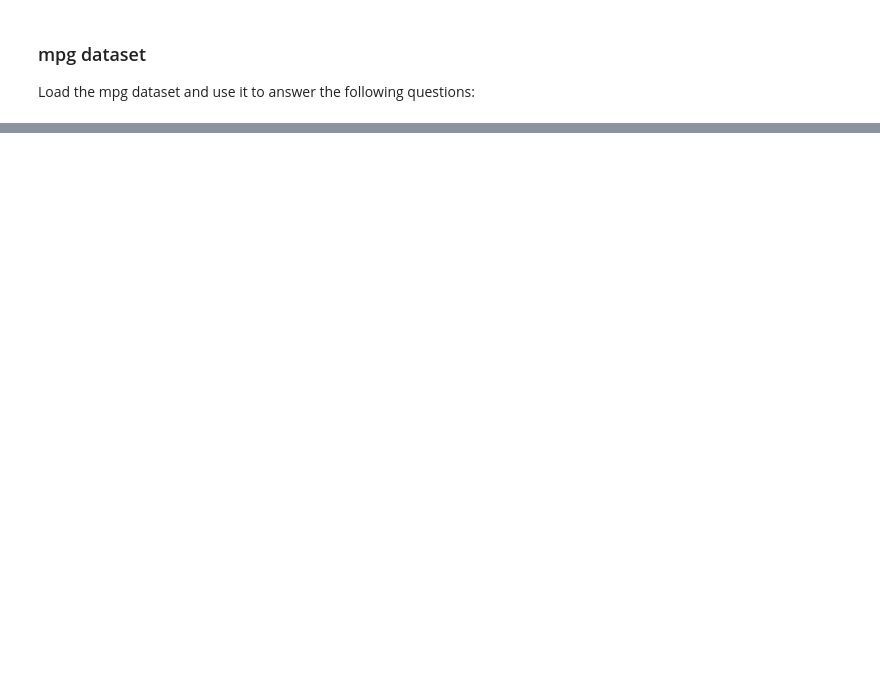
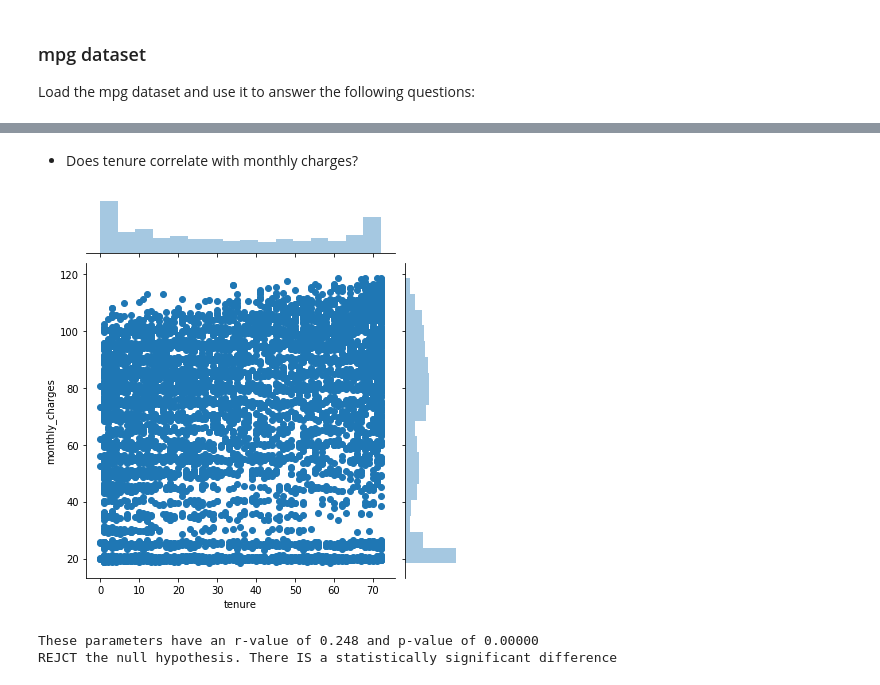
Before and after one commit to kjeliasen/statistics-exercises, a Jupyter notebook: hypothesis_testing.ipynb, the cells around one changed output, grey strips where cells are left out. Saved outputs shown, nothing was run; the diff lists cells and outputs as text; code cells hidden in the pictures; blank space fills up the shorter version.

```diff
--- a/hypothesis_testing.ipynb
+++ b/hypothesis_testing.ipynb
@@ -108,0 +299,36 @@ Load the mpg dataset and use it to answer the following questions:
+# %%
+from env import host, user, password
+#url = f'mysql+pymysql://{user}:{password}@{host}/employees'
+def get_db_url(user, password, host, database):
+    return f'mysql+pymysql://{user}:{password}@{host}/{database}'
+# %%
+telco_url = get_db_url(user, password, host, database='telco_churn')
+customers = pd.read_sql('''
+SELECT
+    customer_id,
+    gender,
+    senior_citizen,
+    partner,
+    dependents,
+    tenure,
+    phone_service,
+    multiple_lines,
+    internet_service_type_id,
+    online_security,
+    online_backup,
+    device_protection,
+    tech_support,
+    streaming_tv,
+    streaming_movies,
+    contract_type_id,
+    paperless_billing,
+    payment_type_id,
+    cast(monthly_charges as decimal(11,2)) monthly_charges,
+    cast((case when total_charges IS NULL then 0.00 else total_charges end) as decimal(11, 2)) total_charges,
+    churn,
+    (case when phone_service = 'Yes' then case when internet_service_type_id = 3 then 'phone only' else 'phone and internet' end else 'internet only' end) service_type
+FROM
+    customers
+''', telco_url)
+#customers.total_charges = customers.total_charges.apply(lambda x: 0 if len(x.str) == 0 else x)
+customers.sample(5)
@@ -108,0 +364,16 @@ Load the mpg dataset and use it to answer the following questions:
+# %% [markdown]
+- Does tenure correlate with monthly charges?
+# %%
+r, p = stats.pearsonr(customers.tenure, customers.monthly_charges)
+sns.jointplot(data=customers, x=customers.tenure, y=customers.monthly_charges)
+plt.show()
+# %% [output]
+[figure, added]
+# %%
+print(f'These parameters have an r-value of {r:.3f} and p-value of {p:.5f}')
+
+reject, statement = null_reject(p, alpha)
+print(statement)
+# %% [output]
+These parameters have an r-value of 0.248 and p-value of 0.00000
+REJCT the null hypothesis. There IS a statistically significant difference
```
Also changed, not shown: parts of 47 cells of this notebook.
